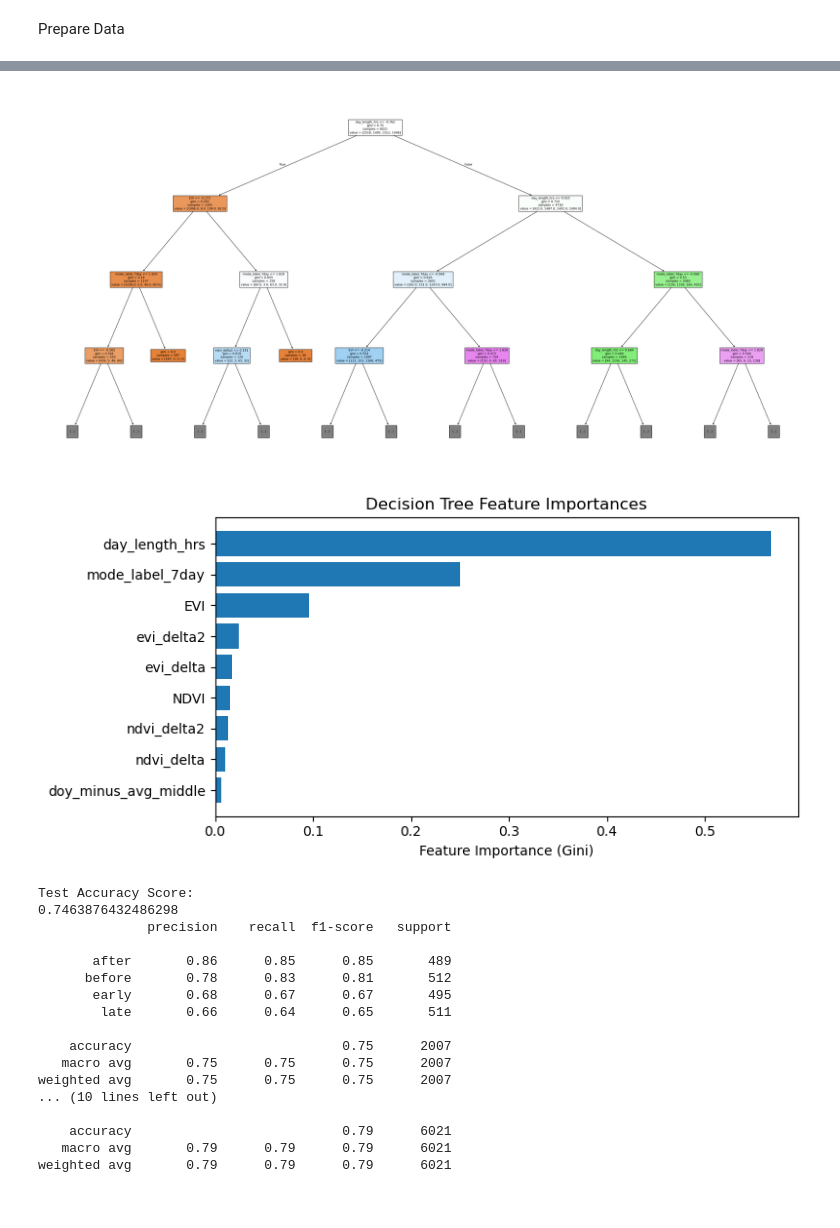
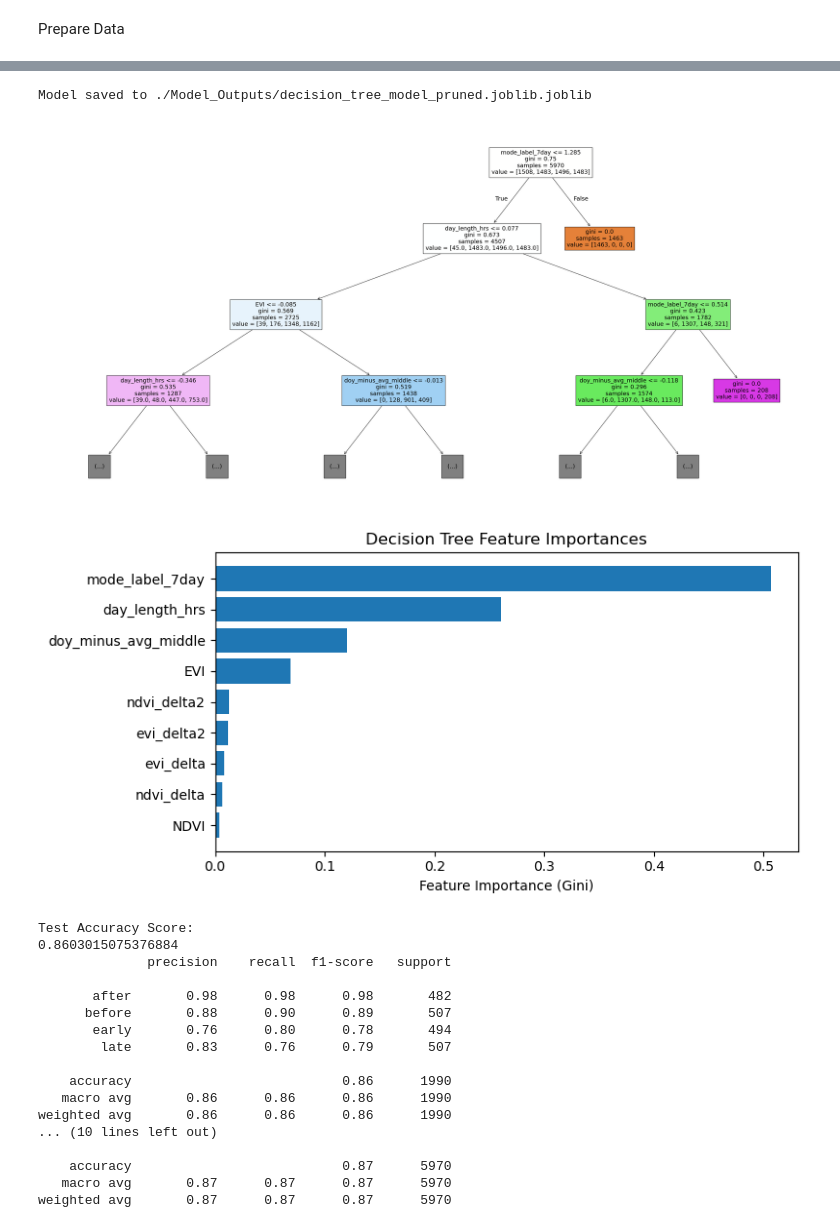
Before and after one commit to k-wheeler/AppTrail_Phenology, a Jupyter notebook: Main.ipynb, the cells around one changed output, grey strips where cells are left out. Cells and saved outputs as stored; diff of their text form; code cells hidden in the pictures.

```diff
--- a/Main.ipynb
+++ b/Main.ipynb
@@ -37,7 +46,7 @@ start_year    = 2013 #2013  # First HLS year
 download_year = 2025  # Last year to download (includes 2025 for prediction)
 train_year    = 2024  # Last year included in model training
 
-refit_models = False
+refit_models = True
 # %%
 
 # ----------------------------
@@ -122,21 +187,25 @@ dtype: int64
 # Build decision tree
 # ----------------------------
 x_train, x_test, y_train, y_test = split_data(feature_df_edited)
-filename = 'decision_tree_model_no_pruning.joblib'
+filename_ext = "_no_pruning"
+filename = f'decision_tree_model{filename_ext}.joblib'
+
 if refit_models or not os.path.exists(os.path.join(MODEL_DIR, filename)):
-    mdl = fit_tree(x_train, y_train, False)
+    mdl, training_time_sec = fit_tree(x_train, y_train, False)
 
     # Save model for dashboard use
     joblib.dump(mdl, os.path.join(MODEL_DIR, filename))
-    joblib.dump(mdl, os.path.join(MODEL_DIR, 'decision_tree_model.joblib')) #save as current best model
-    print(f'Model saved to {MODEL_DIR}/decision_tree_model_no_pruning.joblib')
+    print(f'Model saved to {MODEL_DIR}/{filename}.joblib')
+    with open(os.path.join(MODEL_DIR, f'training_time{filename_ext}.txt'), 'w') as f:
+        f.write(f'{training_time_sec:.2f} seconds\n')
 else:
     mdl = joblib.load(os.path.join(MODEL_DIR, filename))
+    with open(os.path.join(MODEL_DIR, f'training_time{filename_ext}.txt')) as f:
+        training_time_sec = float(f.read().split()[0])
 
 plot_decision_tree(mdl, x_train, MODEL_DIR)
 
 evaluate_decision_tree(mdl, x_test, y_test, x_train, y_train)
 
-#Take-away: without pruning the accuracy on the training data is 1 and the accuracy on the testing data in 0.75 so the model is overfitting
-    #With pruning the test accuracy is 0.74 and training is 0.78 so much closer and less overfitting
+#Take-away: without pruning the accuracy on the training data is 1 and the accuracy on the testing data in 0.86 so the model is overfitting
 # %% [output]
@@ -162,41 +232,49 @@ weighted avg       1.00      1.00      1.00      6021
 # %%
 #Decision tree with pruning
 # ----------------------------
 # Build decision tree
 # ----------------------------
 x_train, x_test, y_train, y_test = split_data(feature_df_edited)
 
-filename = 'decision_tree_model_pruned.joblib'
+filename_ext = "_pruned"
+filename = f'decision_tree_model{filename_ext}.joblib'
 if refit_models or not os.path.exists(os.path.join(MODEL_DIR, filename)):
     mdl = fit_tree(x_train, y_train, True)
 
     # Save model for dashboard use
     joblib.dump(mdl, os.path.join(MODEL_DIR, filename))
-    print(f'Model saved to {MODEL_DIR}/decision_tree_model_no_pruning.joblib')
-
+    joblib.dump(mdl, os.path.join(MODEL_DIR, 'decision_tree_model.joblib')) #save as current best model
+    print(f'Model saved to {MODEL_DIR}/{filename}.joblib')
+    with open(os.path.join(MODEL_DIR, f'training_time{filename_ext}.txt'), 'w') as f:
+        f.write(f'{training_time_sec:.2f} seconds\n')
 else:
     mdl = joblib.load(os.path.join(MODEL_DIR, filename))
+    with open(os.path.join(MODEL_DIR, f'training_time{filename_ext}.txt')) as f:
+        training_time_sec = float(f.read().split()[0])
 
 plot_decision_tree(mdl, x_train, MODEL_DIR)
 
 evaluate_decision_tree(mdl, x_test, y_test, x_train, y_train)
+
+#Training and test accuracies are close so model is better even if the test accuracy went down a little
 # %% [output]
+Model saved to ./Model_Outputs/decision_tree_model_pruned.joblib.joblib
-[figure, old version]
+[figure, new version]
-[figure, old version]
+[figure, new version]
-Test Accuracy Score:
-0.7463876432486298
-              precision    recall  f1-score   support
-
-       after       0.86      0.85      0.85       489
-      before       0.78      0.83      0.81       512
-       early       0.68      0.67      0.67       495
-        late       0.66      0.64      0.65       511
-
-    accuracy                           0.75      2007
-   macro avg       0.75      0.75      0.75      2007
-weighted avg       0.75      0.75      0.75      2007
-... (10 lines left out)
-
-    accuracy                           0.79      6021
-   macro avg       0.79      0.79      0.79      6021
-weighted avg       0.79      0.79      0.79      6021
+Test Accuracy Score:
+0.8603015075376884
+              precision    recall  f1-score   support
+
+       after       0.98      0.98      0.98       482
+      before       0.88      0.90      0.89       507
+       early       0.76      0.80      0.78       494
+        late       0.83      0.76      0.79       507
+
+    accuracy                           0.86      1990
+   macro avg       0.86      0.86      0.86      1990
+weighted avg       0.86      0.86      0.86      1990
+... (10 lines left out)
+
+    accuracy                           0.87      5970
+   macro avg       0.87      0.87      0.87      5970
+weighted avg       0.87      0.87      0.87      5970
```
Also changed, not shown: parts of 11 cells of this notebook, 5 other files.
